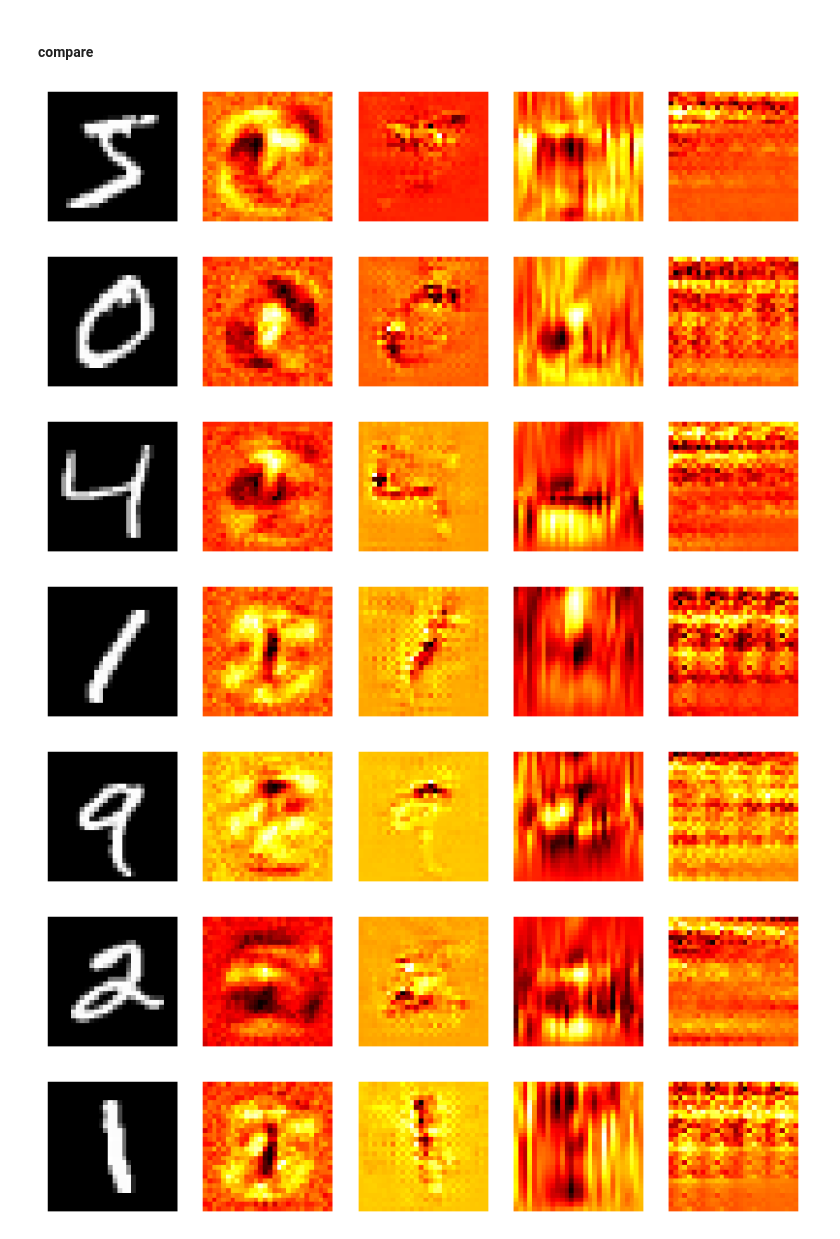
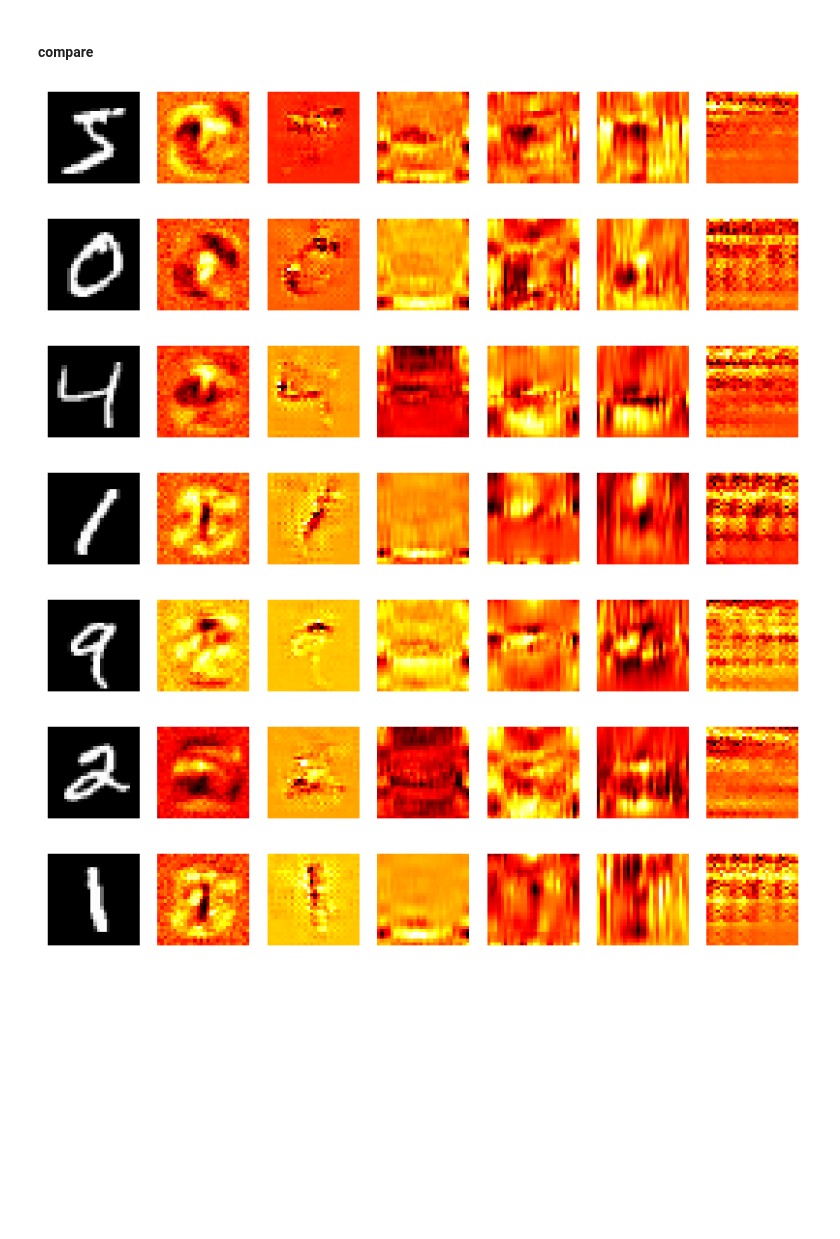
Before and after one commit to peluche/RNN-LSTM-GRU, a Jupyter notebook: rnn-lstm-gru.ipynb, the cells around one changed output. Saved outputs shown, nothing was run; the diff lists cells and outputs as text; code cells hidden in the pictures; blank space fills up the shorter version.

```diff
--- a/rnn-lstm-gru.ipynb
+++ b/rnn-lstm-gru.ipynb
@@ -808,0 +811,17 @@ train_mnist(cnn, trainloader, filename='mnist', epochs=20, reshape=noop)
+# %%
+class RNNrow(nn.Module):
+    def __init__(self, d_in, d_hidden, d_out):
+        super().__init__()
+        self.emb = nn.Linear(d_in, d_hidden)
+        self.rnn = RNN(d_hidden, d_hidden)
+        self.dropout = nn.Dropout(0.5)
+        self.head = nn.Linear(d_hidden, d_out)
+
+    def forward(self, x):
+        x = self.emb(x)
+        x = self.rnn(x)[:, -1]
+        x = self.dropout(x)
+        return self.head(x)
+
+rnn_rows = RNNrow(28, hidden_size, 10).to(device)
+train_mnist(rnn_rows, trainloader, filename='mnist', epochs=20, reshape=reshape_default)
@@ -809,8 +830,23 @@ train_mnist(cnn, trainloader, filename='mnist', epochs=20, reshape=noop)
+# %%
+class GRUrow(nn.Module):
+    def __init__(self, d_in, d_hidden, d_out):
+        super().__init__()
+        self.gru = GRU(d_in, d_hidden)
+        self.dropout = nn.Dropout(0.5)
+        self.head = nn.Linear(d_hidden, d_out)
+
+    def forward(self, x):
+        x = self.gru(x)[:, -1]
+        x = self.dropout(x)
+        return self.head(x)
+
+gru_rows = GRUrow(28, hidden_size, 10).to(device)
+train_mnist(gru_rows, trainloader, filename='mnist', epochs=20, reshape=reshape_default)
 # %% [markdown]
 #### LSTM rows
 # %%
 lstm_rows = MNIST(28, hidden_size, 10).to(device)
-train_mnist(lstm_rows, trainloader, filename='mnist', epochs=20)
+train_mnist(lstm_rows, trainloader, filename='mnist', epochs=20, reshape=reshape_default)
 # %% [markdown]
 #### LSTM tiles
 # %%
@@ -821,26 +857,25 @@ train_mnist(lstm_tiles, trainloader, filename='mnist', epochs=20, reshape=reshap
 # %%
 models = [(mlp, nn.Flatten()),
           (cnn, noop),
+          (rnn_rows, reshape_default),
+          (gru_rows, reshape_default),
           (lstm_rows, reshape_default),
-          (lstm_tiles, reshape_tile)]
+          (lstm_tiles, reshape_tile),]
 for n in range(10):
-    # grads = saliency(m3, trainset[n][0][None], t.tensor([trainset[n][1]]), reshape=noop)
-    # grads = saliency(m2, trainset[n][0][None], t.tensor([trainset[n][1]]), reshape=nn.Flatten())
-    # grads = saliency(mnist_tiles, trainset[n][0][None], t.tensor([trainset[n][1]]), reshape=reshape_tile)
     xs, ys = trainset[n][0][None], t.tensor([trainset[n][1]])
     fig, axs = plt.subplots(1, len(models) + 1, figsize=(10, 4))
     axs[0].imshow(trainset[n][0][0], cmap='gray')
     axs[0].axis('off')
     for i, (model, reshape) in enumerate(models):
         grads = saliency(model, xs, ys, reshape=reshape)
         axs[i + 1].imshow(grads[0, 0].cpu().numpy(), cmap='hot')
         axs[i + 1].axis('off')
     plt.show()
 # %% [output]
-[figure, old version]
+[figure, new version]
-[figure, old version]
+[figure, new version]
-[figure, old version]
+[figure, new version]
-[figure, old version]
+[figure, new version]
-[figure, old version]
+[figure, new version]
-[figure, old version]
+[figure, new version]
-[figure, old version]
+[figure, new version]
```
Also changed, not shown: parts of 5 cells of this notebook.
